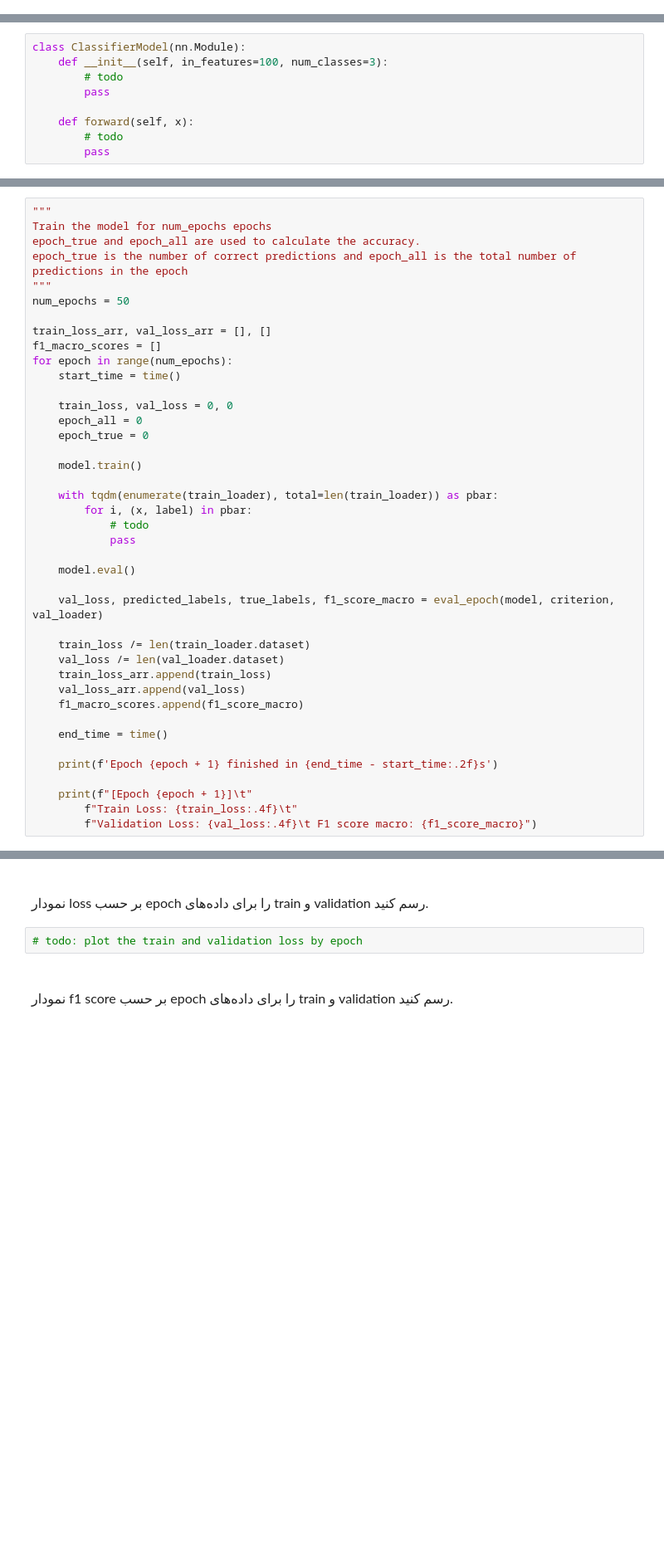
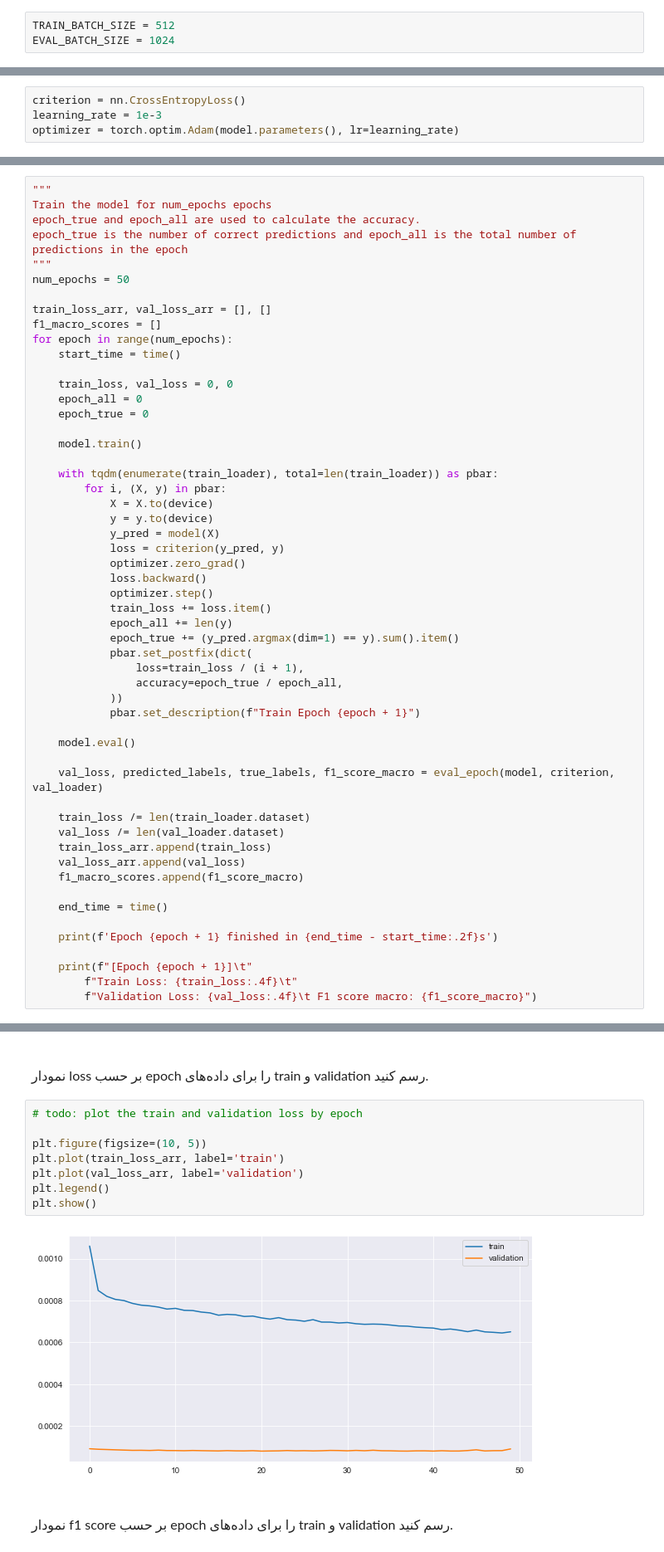
Before and after one commit to ahmadsalimi/information-retrieval, a Jupyter notebook: ir-phase-2.ipynb, the cells around one changed output, grey strips where cells are left out. Shown at 83% size. Cells and saved outputs as stored; diff of their text form; blank space fills up the shorter version.

```diff
--- a/ir-phase-2.ipynb
+++ b/ir-phase-2.ipynb
@@ -714,0 +872,3 @@ test_loader = None
+# %%
+TRAIN_BATCH_SIZE = 512
+EVAL_BATCH_SIZE = 1024
@@ -724,12 +894,3 @@ test_loader = None
 حال دراین قسمت مدل شبکه‌ی عصبی خود را تعریف کنید.
     </font>
 </div>
-# %%
-class ClassifierModel(nn.Module):
-    def __init__(self, in_features=100, num_classes=3):
-        # todo
-        pass
-
-    def forward(self, x):
-        # todo
-        pass
@@ -758,3 +932,7 @@ optimizer = None
+# %%
+criterion = nn.CrossEntropyLoss()
+learning_rate = 1e-3
+optimizer = torch.optim.Adam(model.parameters(), lr=learning_rate)
 # %%
 def eval_epoch(model: nn.Module, criterion: nn.Module, dataloader: torch.utils.data.DataLoader, test_mode=False):
     """
@@ -803,9 +1002,22 @@ for epoch in range(num_epochs):
     model.train()
 
     with tqdm(enumerate(train_loader), total=len(train_loader)) as pbar:
-        for i, (x, label) in pbar:
-            # todo
-            pass
+        for i, (X, y) in pbar:
+            X = X.to(device)
+            y = y.to(device)
+            y_pred = model(X)
+            loss = criterion(y_pred, y)
+            optimizer.zero_grad()
+            loss.backward()
+            optimizer.step()
+            train_loss += loss.item()
+            epoch_all += len(y)
+            epoch_true += (y_pred.argmax(dim=1) == y).sum().item()
+            pbar.set_postfix(dict(
+                loss=train_loss / (i + 1),
+                accuracy=epoch_true / epoch_all,
+            ))
+            pbar.set_description(f"Train Epoch {epoch + 1}")
 
     model.eval()
 
@@ -835,6 +1073,14 @@ for epoch in range(num_epochs):
 </div>
 # %%
 # todo: plot the train and validation loss by epoch
+
+plt.figure(figsize=(10, 5))
+plt.plot(train_loss_arr, label='train')
+plt.plot(val_loss_arr, label='validation')
+plt.legend()
+plt.show()
+# %% [output]
+[figure, added]
 # %% [markdown]
 <div dir="rtl">
 <font face="XB Zar" size=5>
```
Also changed, not shown: parts of 32 cells of this notebook, 1 other file.
